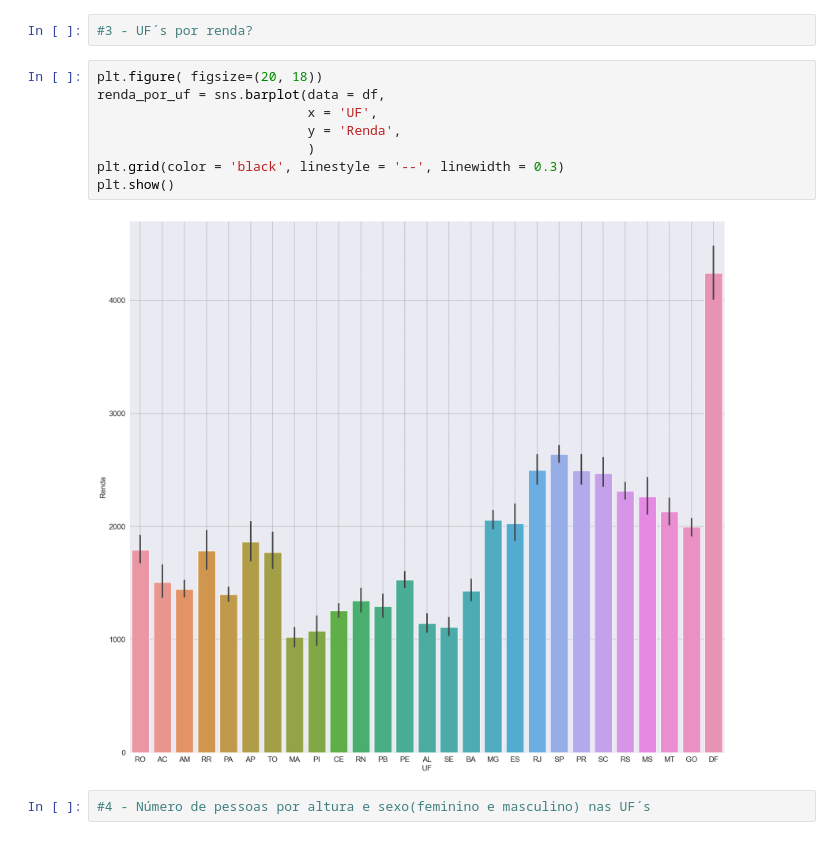
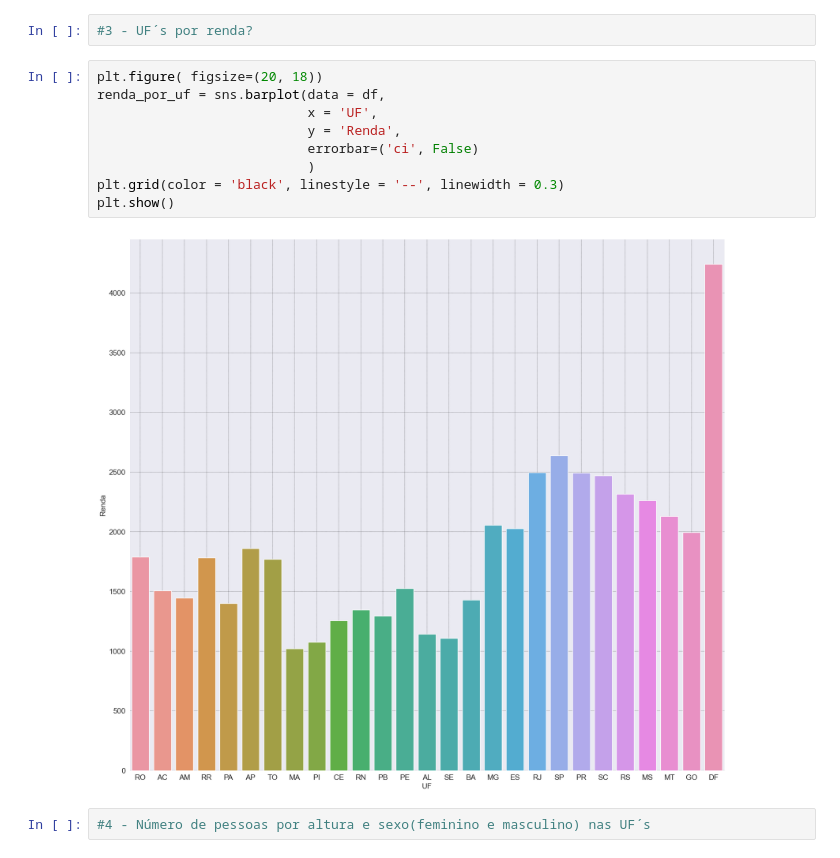
Before and after one commit to ilsochrist/Analise_Renda, a Jupyter notebook: Renda.ipynb, the cells around one changed output. Cells and saved outputs as stored; diff of their text form.

```diff
--- a/Renda.ipynb
+++ b/Renda.ipynb
@@ -200,13 +201,14 @@ plt.show()
 # %%
 plt.figure( figsize=(20, 18))
 renda_por_uf = sns.barplot(data = df,
                            x = 'UF',
                            y = 'Renda',
+                           errorbar=('ci', False)
                            )
 plt.grid(color = 'black', linestyle = '--', linewidth = 0.3)
 plt.show()
 # %% [output]
-[figure, old version]
+[figure, new version]
 # %%
 #4 - Número de pessoas por altura e sexo(feminino e masculino) nas UF´s
 # %%
```
Also changed, not shown: parts of 1 cell of this notebook.
